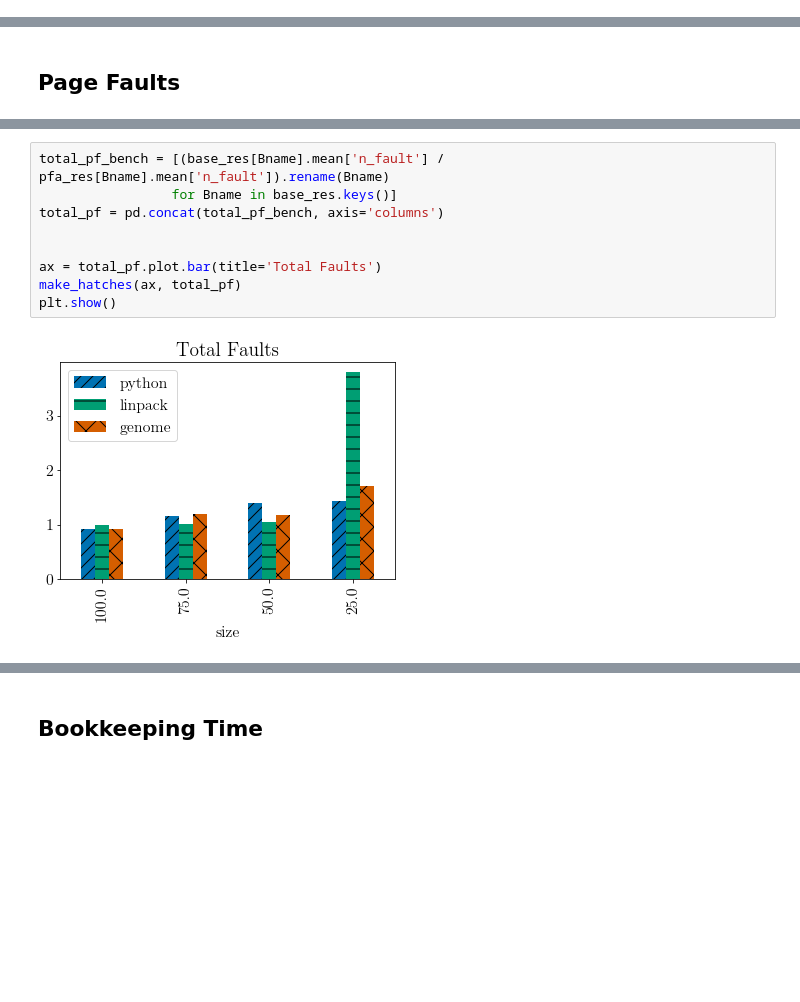
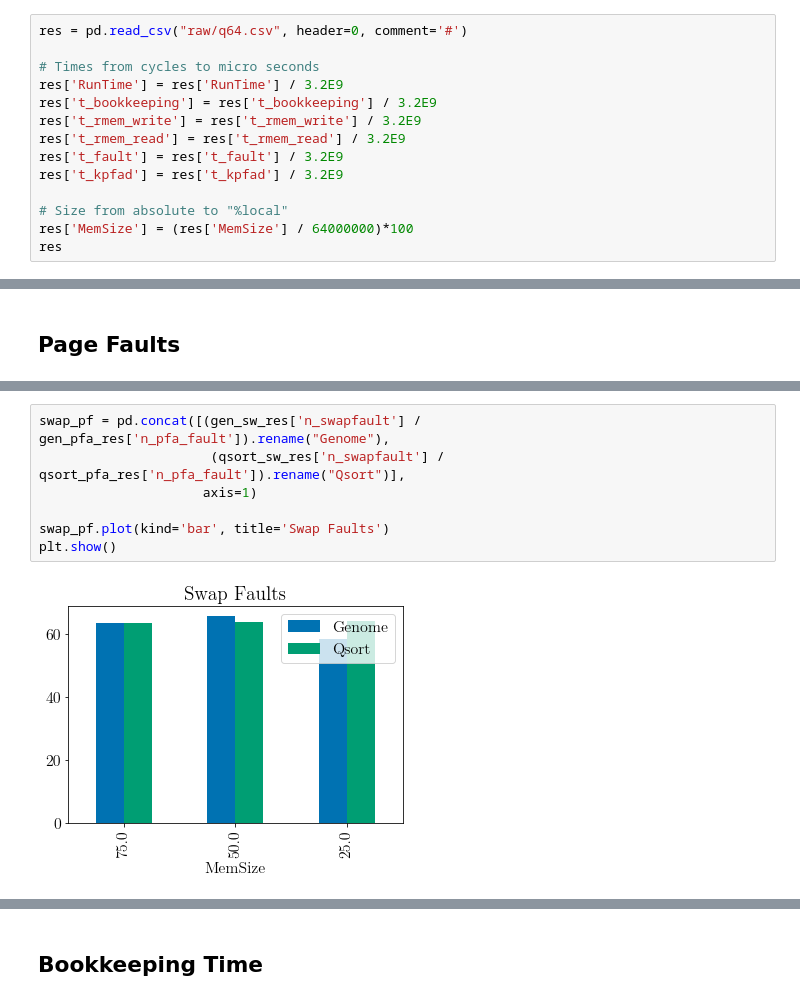
Before and after one commit to NathanTP/edDesignProj, a Jupyter notebook: analysis/PFA Analysis.ipynb, the cells around one changed output, grey strips where cells are left out. Drawn from its saved outputs; the diff is of its cells as text; blank space fills up the shorter version.

```diff
--- a/analysis/PFA Analysis.ipynb
+++ b/analysis/PFA Analysis.ipynb
@@ -152,0 +20,14 @@ Trap: 137.84±13.28 [115.31 - 164.06]
+# %%
+res = pd.read_csv("raw/q64.csv", header=0, comment='#')
+
+# Times from cycles to micro seconds
+res['RunTime'] = res['RunTime'] / 3.2E9
+res['t_bookkeeping'] = res['t_bookkeeping'] / 3.2E9
+res['t_rmem_write'] = res['t_rmem_write'] / 3.2E9
+res['t_rmem_read'] = res['t_rmem_read'] / 3.2E9
+res['t_fault'] = res['t_fault'] / 3.2E9
+res['t_kpfad'] = res['t_kpfad'] / 3.2E9
+
+# Size from absolute to "%local"
+res['MemSize'] = (res['MemSize'] / 64000000)*100
+res
@@ -233,11 +150,9 @@ swap_pf
-# %%
-total_pf_bench = [(base_res[Bname].mean['n_fault'] / pfa_res[Bname].mean['n_fault']).rename(Bname)
-                 for Bname in base_res.keys()]
-total_pf = pd.concat(total_pf_bench, axis='columns')
-
-
-ax = total_pf.plot.bar(title='Total Faults')
-make_hatches(ax, total_pf)
-plt.show()
-# %% [output]
-[figure, removed]
+# %%
+swap_pf = pd.concat([(gen_sw_res['n_swapfault'] / gen_pfa_res['n_pfa_fault']).rename("Genome"),
+                      (qsort_sw_res['n_swapfault'] / qsort_pfa_res['n_pfa_fault']).rename("Qsort")],
+                     axis=1)
+
+swap_pf.plot(kind='bar', title='Swap Faults')
+plt.show()
+# %% [output]
+[figure, added]
```
Also changed, not shown: parts of 51 cells of this notebook, 19 other files.
